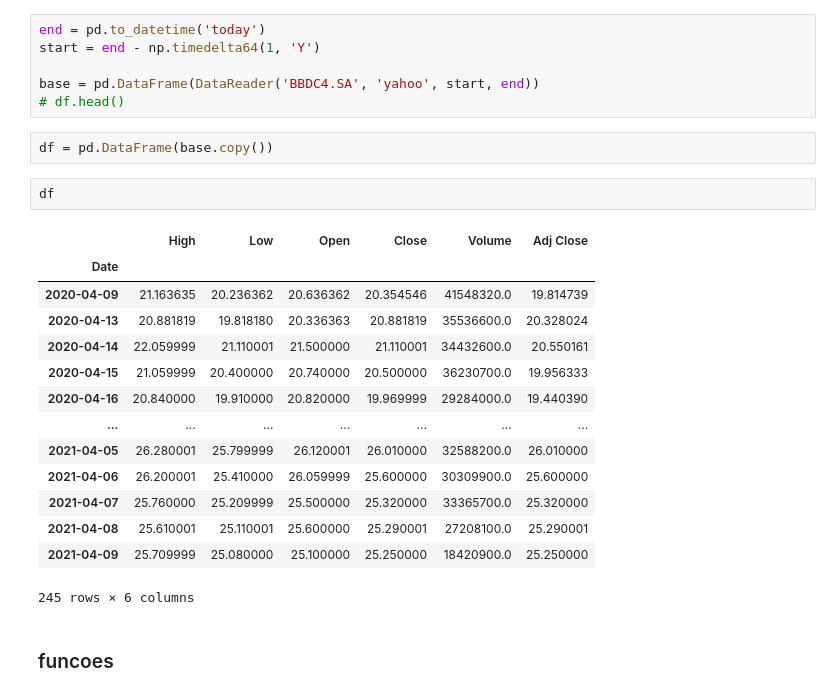
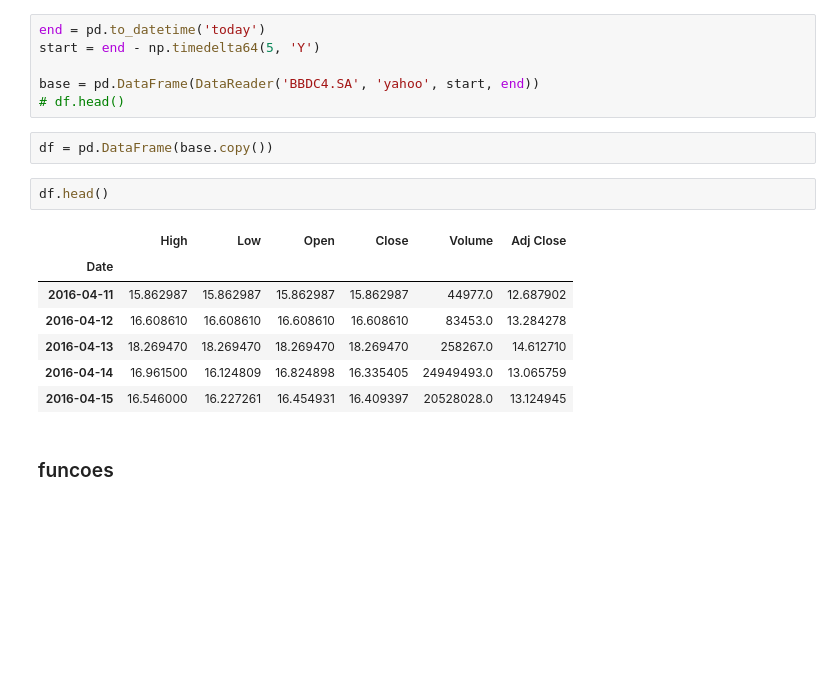
Before and after one commit to DeykyPinheiro/octopus, a Jupyter notebook: notebook_testes.ipynb, the cells around one changed output. Saved outputs shown, nothing was run; the diff lists cells and outputs as text; blank space fills up the shorter version.

```diff
--- a/notebook_testes.ipynb
+++ b/notebook_testes.ipynb
@@ -10,29 +10,22 @@ from pandas_datareader import DataReader
 ### DataFrame
 # %%
 end = pd.to_datetime('today')
-start = end - np.timedelta64(1, 'Y')
+start = end - np.timedelta64(5, 'Y')
 
 base = pd.DataFrame(DataReader('BBDC4.SA', 'yahoo', start, end))
 # df.head()
 # %%
 df = pd.DataFrame(base.copy())
 # %%
-df
+df.head()
 # %% [output]
 |  | High | Low | Open | Close | Volume | Adj Close |
 | Date |  |  |  |  |  |  |
-| 2020-04-09 | 21.163635 | 20.236362 | 20.636362 | 20.354546 | 41548320.0 | 19.814739 |
-| 2020-04-13 | 20.881819 | 19.818180 | 20.336363 | 20.881819 | 35536600.0 | 20.328024 |
-| 2020-04-14 | 22.059999 | 21.110001 | 21.500000 | 21.110001 | 34432600.0 | 20.550161 |
-| 2020-04-15 | 21.059999 | 20.400000 | 20.740000 | 20.500000 | 36230700.0 | 19.956333 |
-| 2020-04-16 | 20.840000 | 19.910000 | 20.820000 | 19.969999 | 29284000.0 | 19.440390 |
-| ... | ... | ... | ... | ... | ... | ... |
-| 2021-04-05 | 26.280001 | 25.799999 | 26.120001 | 26.010000 | 32588200.0 | 26.010000 |
-| 2021-04-06 | 26.200001 | 25.410000 | 26.059999 | 25.600000 | 30309900.0 | 25.600000 |
-| 2021-04-07 | 25.760000 | 25.209999 | 25.500000 | 25.320000 | 33365700.0 | 25.320000 |
-| 2021-04-08 | 25.610001 | 25.110001 | 25.600000 | 25.290001 | 27208100.0 | 25.290001 |
-| 2021-04-09 | 25.709999 | 25.080000 | 25.100000 | 25.250000 | 18420900.0 | 25.250000 |
+| 2016-04-11 | 15.862987 | 15.862987 | 15.862987 | 15.862987 | 44977.0 | 12.687902 |
+| 2016-04-12 | 16.608610 | 16.608610 | 16.608610 | 16.608610 | 83453.0 | 13.284278 |
+| 2016-04-13 | 18.269470 | 18.269470 | 18.269470 | 18.269470 | 258267.0 | 14.612710 |
+| 2016-04-14 | 16.961500 | 16.124809 | 16.824898 | 16.335405 | 24949493.0 | 13.065759 |
+| 2016-04-15 | 16.546000 | 16.227261 | 16.454931 | 16.409397 | 20528028.0 | 13.124945 |
-245 rows × 6 columns
 # %% [markdown]
 ### funcoes
 # %%
```
Also changed, not shown: parts of 8 cells of this notebook.
